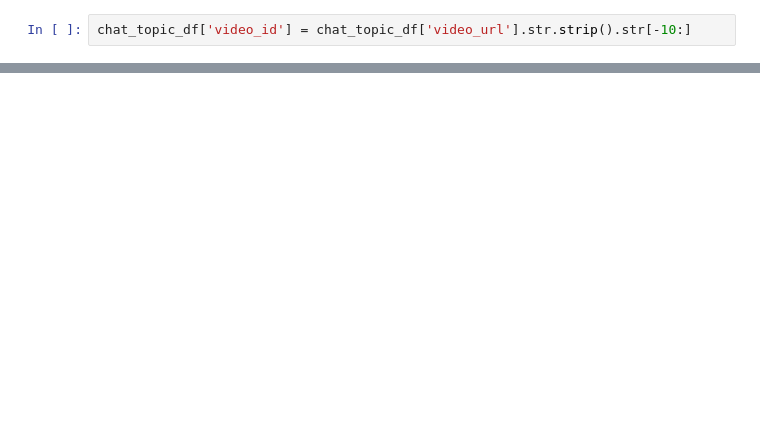
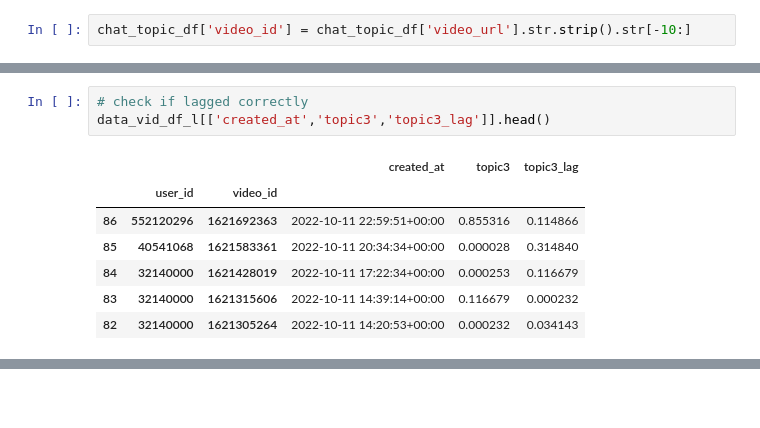
Before and after one commit to pearl-yu/twitch_project, a Jupyter notebook: independent_variable_chat_exploration.ipynb, the cells around one changed output, grey strips where cells are left out. Cells and saved outputs as stored; diff of their text form; blank space fills up the shorter version.

```diff
--- a/independent_variable_chat_exploration.ipynb
+++ b/independent_variable_chat_exploration.ipynb
@@ -355,0 +402,11 @@ memory usage: 26.6+ KB
+# %%
+# check if lagged correctly
+data_vid_df_l[['created_at','topic3','topic3_lag']].head()
+# %% [output]
+|  |  |  | created_at | topic3 | topic3_lag |
+|  | user_id | video_id |  |  |  |
+| 86 | 552120296 | 1621692363 | 2022-10-11 22:59:51+00:00 | 0.855316 | 0.114866 |
+| 85 | 40541068 | 1621583361 | 2022-10-11 20:34:34+00:00 | 0.000028 | 0.314840 |
+| 84 | 32140000 | 1621428019 | 2022-10-11 17:22:34+00:00 | 0.000253 | 0.116679 |
+| 83 | 32140000 | 1621315606 | 2022-10-11 14:39:14+00:00 | 0.116679 | 0.000232 |
+| 82 | 32140000 | 1621305264 | 2022-10-11 14:20:53+00:00 | 0.000232 | 0.034143 |
```
Also changed, not shown: parts of 24 cells of this notebook.
